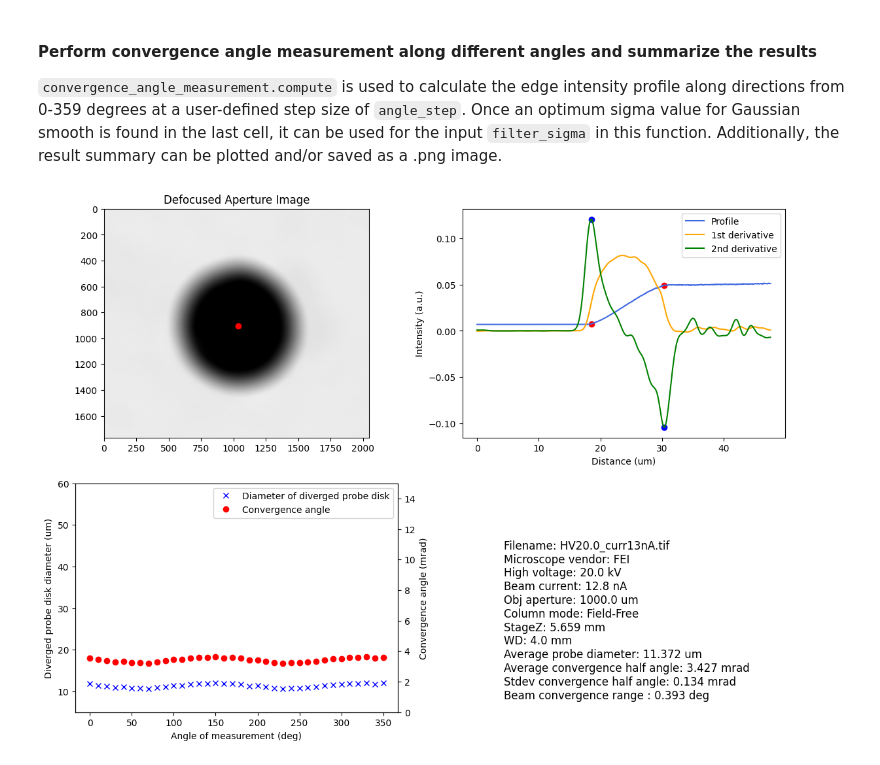
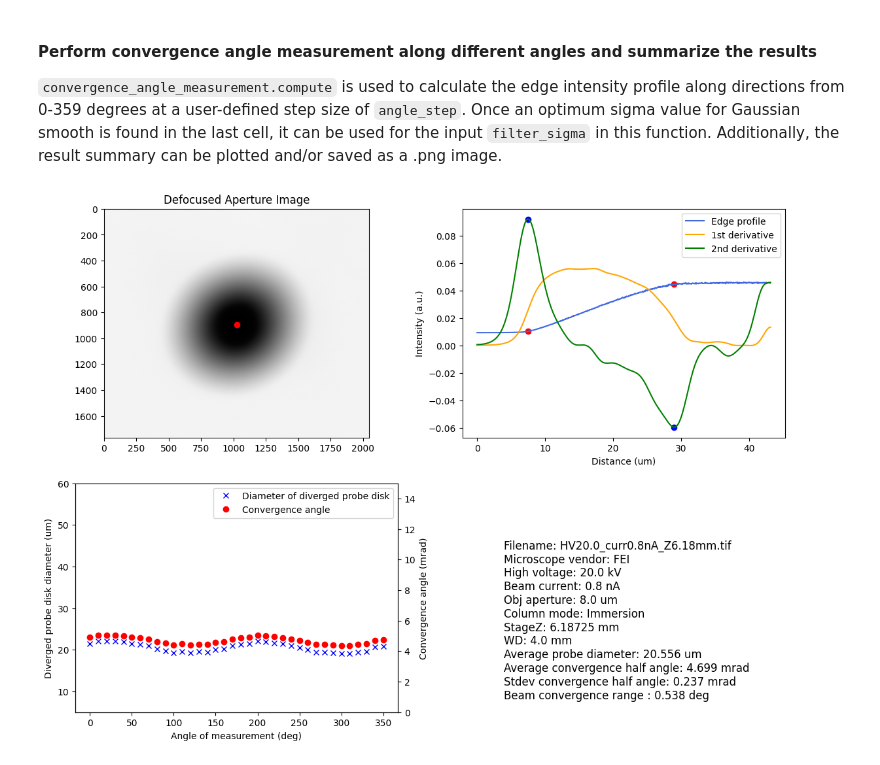
Before and after one commit to IMBalENce/openECCI, a Jupyter notebook: tutorials/05_ebeam_conv_angle_measurement.ipynb, the cells around one changed output. Drawn from its saved outputs; the diff is of its cells as text; code cells hidden in the pictures.

```diff
--- a/tutorials/05_ebeam_conv_angle_measurement.ipynb
+++ b/tutorials/05_ebeam_conv_angle_measurement.ipynb
@@ -22,4 +22,8 @@ hole_img_filename = 'HV20.0_curr13nA.tif'
 hole_img_file = os.path.join(hole_img_path, hole_img_filename)
+# %%
+hole_img_path = Path(r'D:\OneDrive - Monash University\2018-2019 MCEM\02 Projects\13 EBSD n ECCI\20231024 conv angle\mode2 vs Z')
+hole_img_filename = r'HV20.0_curr0.8nA_Z6.18mm.tif'
+hole_img_file = os.path.join(hole_img_path, hole_img_filename)
 # %% [markdown]
 #### Instantiate a convergence_angle_measurement object with the defocused image as input
 # %%
@@ -46,6 +50,6 @@ profile, gradient_1st, gradient_2nd = conv.get_profile_from_angle(angle=0 ,filte
 #### Perform convergence angle measurement along different angles and summarize the results
 `convergence_angle_measurement.compute` is used to calculate the edge intensity profile along directions from 0-359 degrees at a user-defined step size of `angle_step`. Once an optimum sigma value for Gaussian smooth is found in the last cell, it can be used for the input `filter_sigma` in this function. Additionally, the result summary can be plotted and/or saved as a .png image.
 # %%
-conv.compute(angle_step=10, filter_sigma=10, plot=True, save_results=False)
+conv.compute(angle_step=10, filter_sigma=20, vertical_bin=2, plot=True, save_results=True)
 # %% [output]
-[figure, old version]
+[figure, new version]
```
Also changed, not shown: parts of 3 cells of this notebook, 7 other files.
